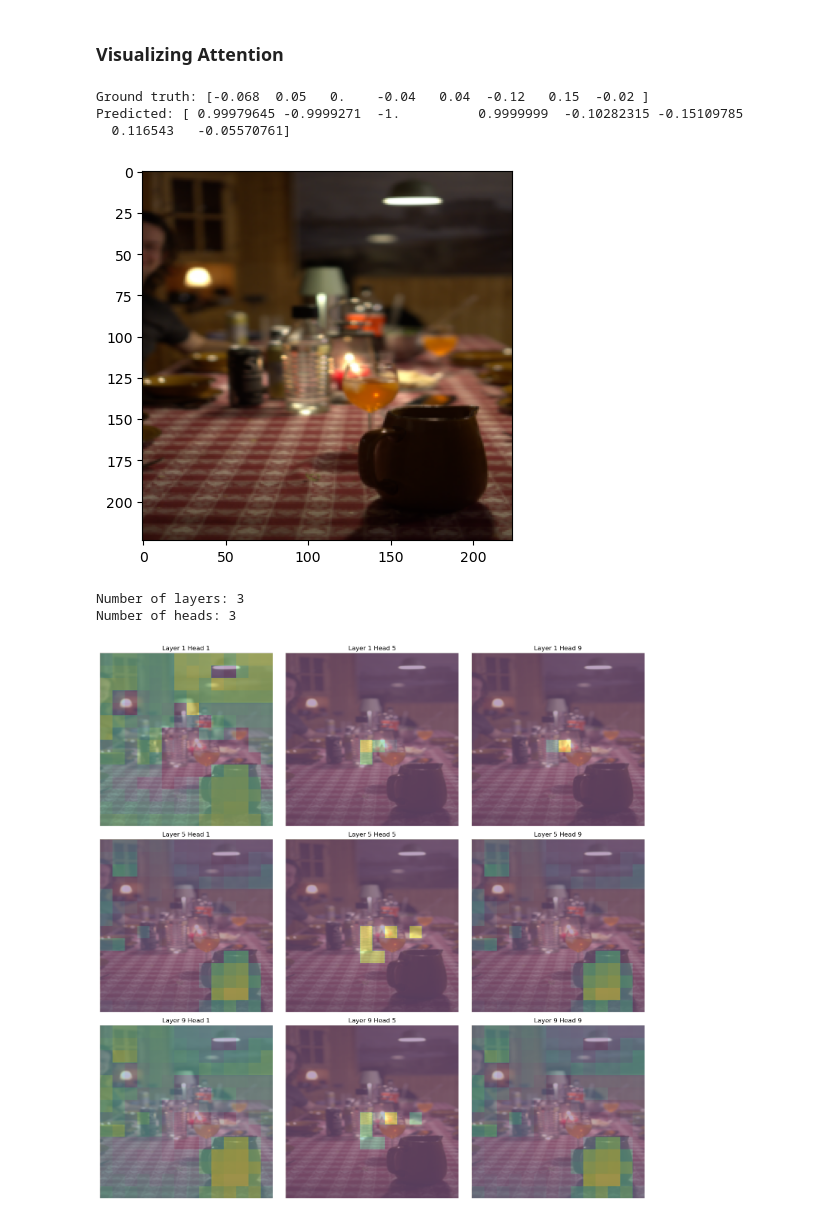
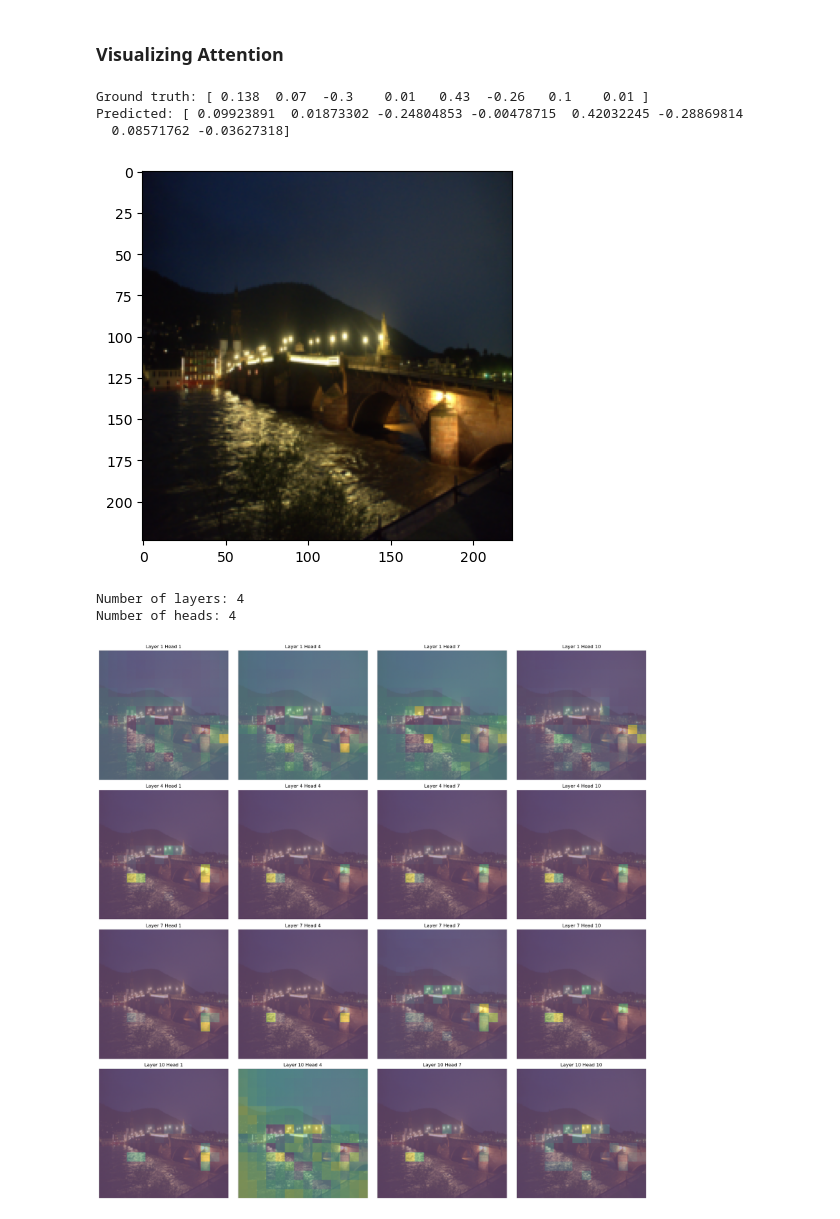
Before and after one commit to slausmeister/AutoHDR, a Jupyter notebook: label_analysis.ipynb, the cells around one changed output. Drawn from its saved outputs; the diff is of its cells as text; code cells hidden in the pictures.

```diff
--- a/label_analysis.ipynb
+++ b/label_analysis.ipynb
@@ -29,10 +29,10 @@ training_params = {
 }
 
 data_params = {
-    'batch_size': 4,
-    'num_of_dataloader_workers': 2,
-    'shuffle_dataset': True,
-    'flip_directions': ['rot90', 'rot180', 'rot270','horizontal', 'rot90h', 'rot180h', 'rot270h'],
+    'batch_size': 1,
+    'num_of_dataloader_workers': 0,
+    'shuffle_dataset': False,
+    'flip_directions': [], # ['rot90', 'rot180', 'rot270','horizontal', 'rot90h', 'rot180h', 'rot270h'],
     'force_preprocessing': False,
     'random_cropping' : 0,
     'cropping_scale' : 0.85,
@@ -119,10 +112,10 @@ This is double the validationerror we usually get.
 # %% [markdown]
 ### Visualizing Attention
 # %%
-tensor, label = next(iter(val_loader))
+tensor, label = val_loader.dataset[5]
 
-expl_tensor = tensor[0]
-expl_label = label[0]
+expl_tensor = tensor
+expl_label = label
 
 prediction = model(expl_tensor.unsqueeze(0))
 logits = prediction.logits.detach().numpy().flatten()
@@ -133,10 +126,10 @@ print(f"Predicted: {logits}")
 plt.imshow(ls.tensor_to_image(expl_tensor))
 plt.show()
 # %% [output]
-Ground truth: [-0.068  0.05   0.    -0.04   0.04  -0.12   0.15  -0.02 ]
-Predicted: [ 0.99979645 -0.9999271  -1.          0.9999999  -0.10282315 -0.15109785
-  0.116543   -0.05570761]
+Ground truth: [ 0.138  0.07  -0.3    0.01   0.43  -0.26   0.1    0.01 ]
+Predicted: [ 0.09923891  0.01873302 -0.24804853 -0.00478715  0.42032245 -0.28869814
+  0.08571762 -0.03627318]
-[figure, old version]
+[figure, new version]
 # %%
 def plot_all_attention_heads(attentions):
     num_layers = int(len(attentions) / 2)
@@ -161,33 +154,33 @@ def plot_all_attention_heads(attentions):
 # %%
 def plot_attention_heads_overlay(tensor, attentions, n = 4):
     num_layers = int(len(attentions) / n)
     num_heads = int(attentions[0].shape[1] / n)  # assuming all layers have the same number of heads
 
     print(f"Number of layers: {num_layers}")
     print(f"Number of heads: {num_heads}")
 
     fig, axes = plt.subplots(num_layers, num_heads, figsize=(num_heads * 5, num_layers * 5))
 
     for layer in range(num_layers):
         for head in range(num_heads):
             attention = attentions[n * layer][0, n * head].detach().cpu().numpy()
             cls_attention = attention[0, 1:].reshape(14, 14)
             cls_attention = cls_attention / cls_attention.max()  # Normalize for visualization
             cls_attention = np.kron(cls_attention, np.ones((16, 16)))  # Upsample to match image size
 
             ax = axes[layer, head]
             ax.imshow(cls_attention, cmap='viridis', alpha=0.6, extent=(0, 224, 224, 0))
             ax.imshow(ls.tensor_to_image(tensor), alpha=0.4)
             ax.set_title(f'Layer {n * layer + 1} Head {n * head + 1}')
             ax.set_xlabel('Tokens')
             ax.set_ylabel('Tokens')
             ax.axis('off')
 
     plt.tight_layout()
     plt.show()
 
-plot_attention_heads_overlay(expl_tensor, prediction.attentions, n = 4)
+plot_attention_heads_overlay(expl_tensor, prediction.attentions, n = 3)
 # %% [output]
-Number of layers: 3
-Number of heads: 3
+Number of layers: 4
+Number of heads: 4
-[figure, old version]
+[figure, new version]
```
Also changed, not shown: parts of 6 cells of this notebook, 7 other files.
